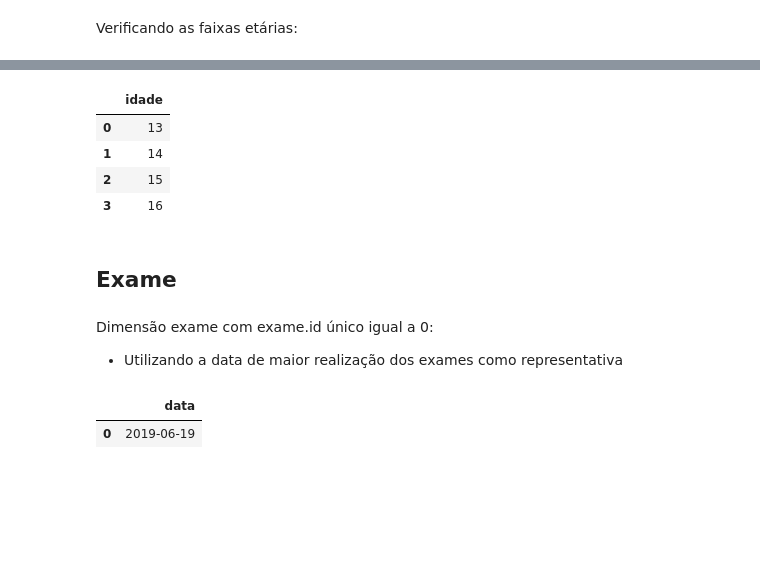
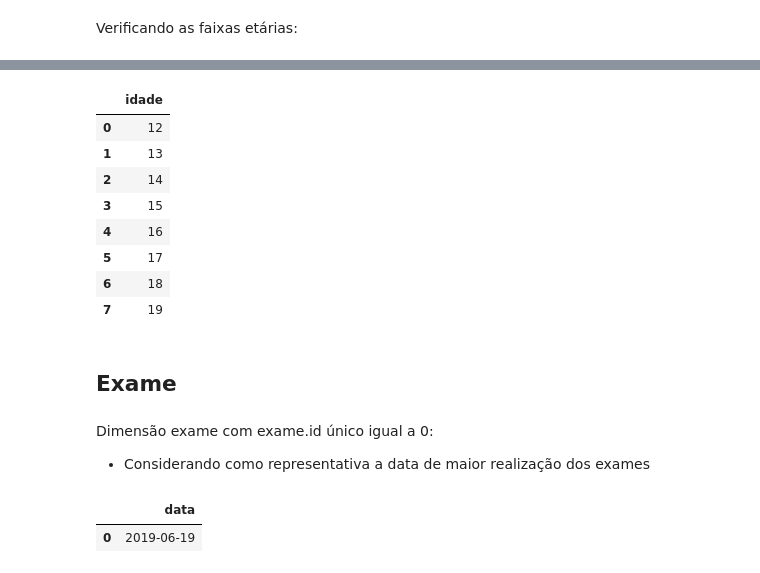
Before and after one commit to filipemedeiross/observatorio_sorriso, a Jupyter notebook: base_de_dados.ipynb, the cells around one changed output, grey strips where cells are left out. Cells and saved outputs as stored; diff of their text form; code cells hidden in the pictures; blank space fills up the shorter version.

Commit message:
Alteração das idades para faixas etárias

```diff
--- a/base_de_dados.ipynb
+++ b/base_de_dados.ipynb
@@ -215,20 +218,24 @@ for idade in sorted(questionario_exame['aluno.idade'].unique(), reverse=True):
 -2000 -> 1
 -9000 -> 1
 # %%
-faixa_etaria = pd.DataFrame({'idade' : [13, 14, 15, 16]})
+faixa_etaria = pd.DataFrame({'idade' : np.arange(12, 20)})
 faixa_etaria
 # %% [output]
 |  | idade |
-| 0 | 13 |
-| 1 | 14 |
-| 2 | 15 |
-| 3 | 16 |
+| 0 | 12 |
+| 1 | 13 |
+| 2 | 14 |
+| 3 | 15 |
+| 4 | 16 |
+| 5 | 17 |
+| 6 | 18 |
+| 7 | 19 |
 # %% [markdown]
 ## Exame
 # %% [markdown]
 Dimensão exame com exame.id único igual a 0:
 
- - Utilizando a data de maior realização dos exames como representativa
+ - Considerando como representativa a data de maior realização dos exames
 # %%
 data_majoritaria = questionario_exame["exame.data"].value_counts().index[0]
 
```
Also changed, not shown: parts of 8 cells of this notebook, 2 other files.
